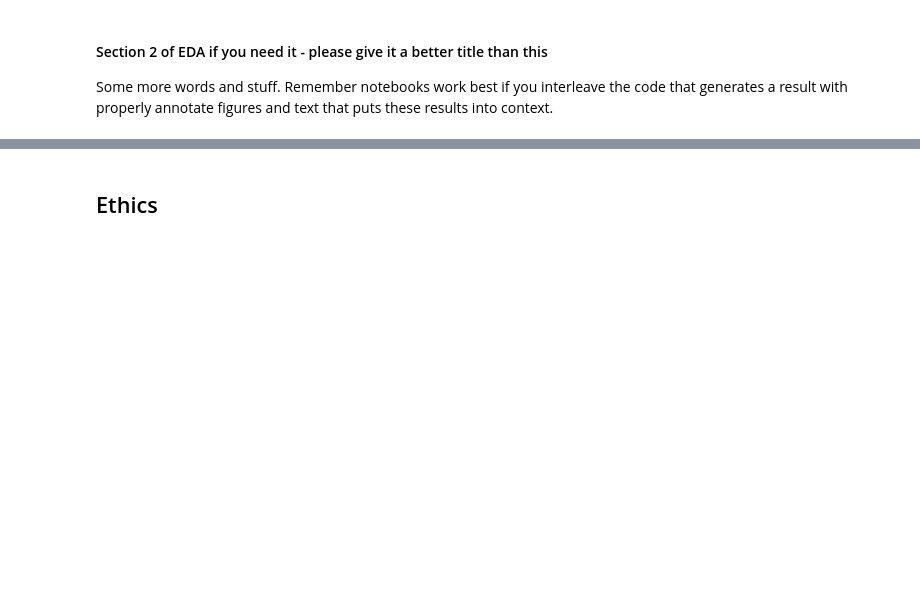
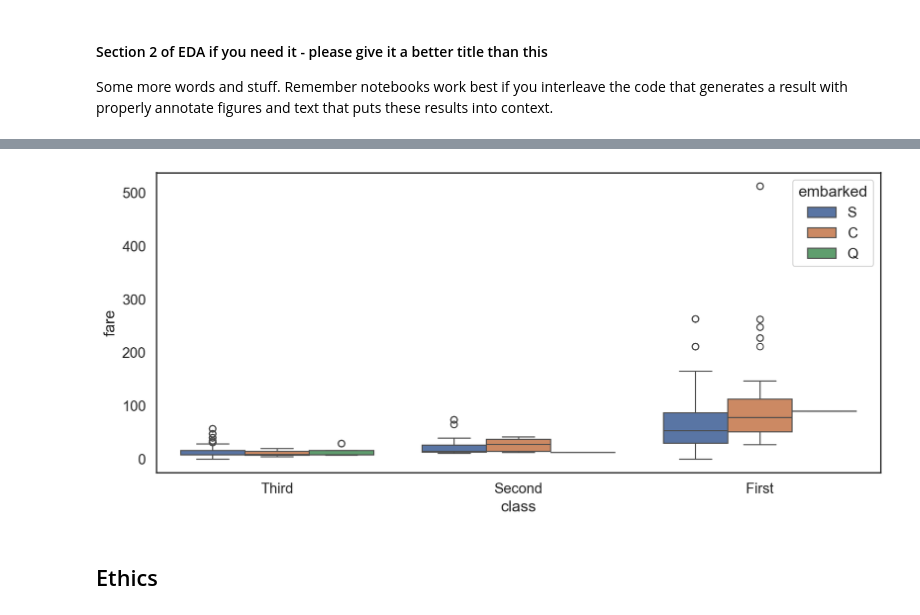
Before and after one commit to COGS108/Group036_WI26, a Jupyter notebook: 02-EDACheckpoint.ipynb, the cells around one changed output, grey strips where cells are left out. Saved outputs shown, nothing was run; the diff lists cells and outputs as text; code cells hidden in the pictures; blank space fills up the shorter version.

```diff
--- a/02-EDACheckpoint.ipynb
+++ b/02-EDACheckpoint.ipynb
@@ -255,3 +422,7 @@ Some more words and stuff.  Remember notebooks work best if you interleave the c
+# %%
+embarked_plot = sns.boxplot(data = df, x = 'class', y = 'fare', hue = 'embarked', order = ['First', 'Second', 'Third'][::-1])
+# %% [output]
+[figure, added]
 # %% [markdown]
 ## Ethics
 # %% [markdown]
```
Also changed, not shown: parts of 21 cells of this notebook.
